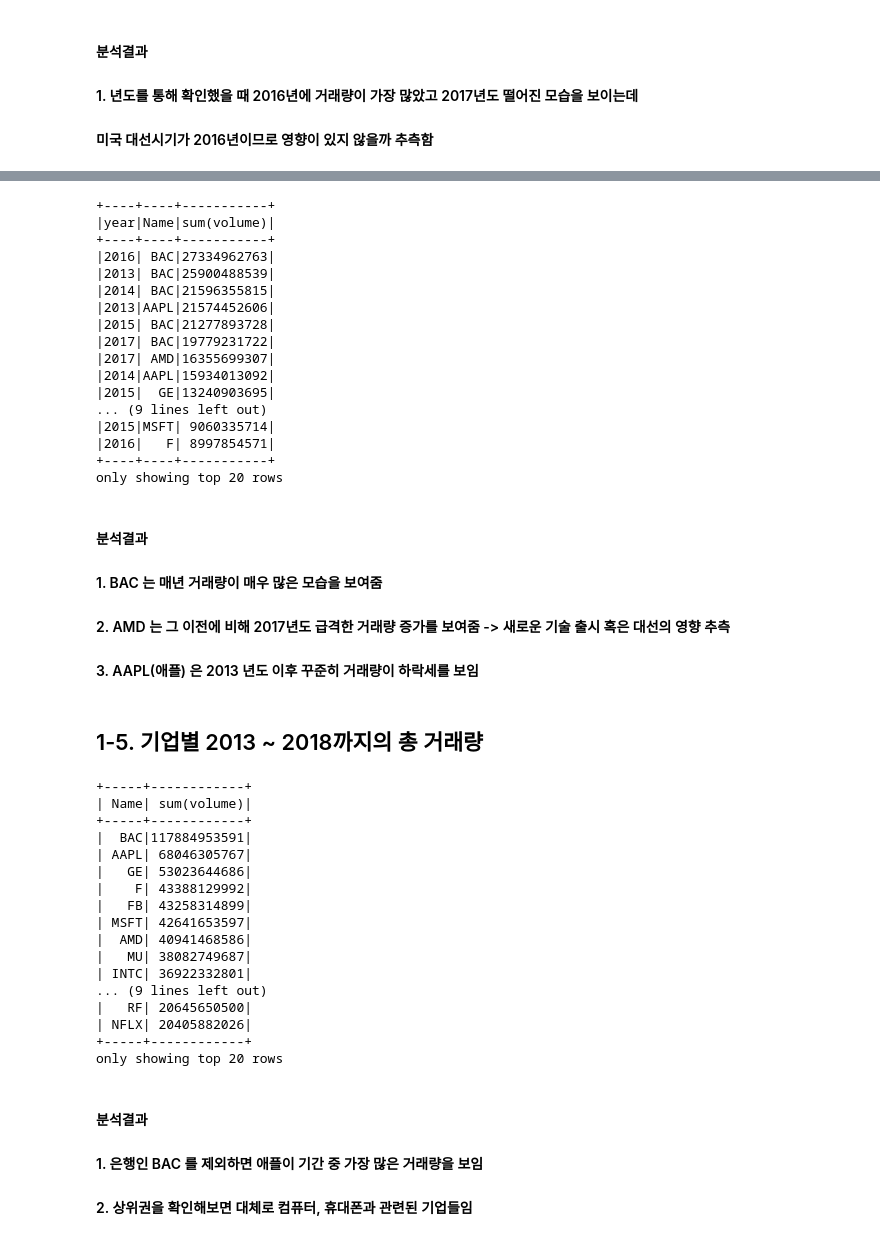
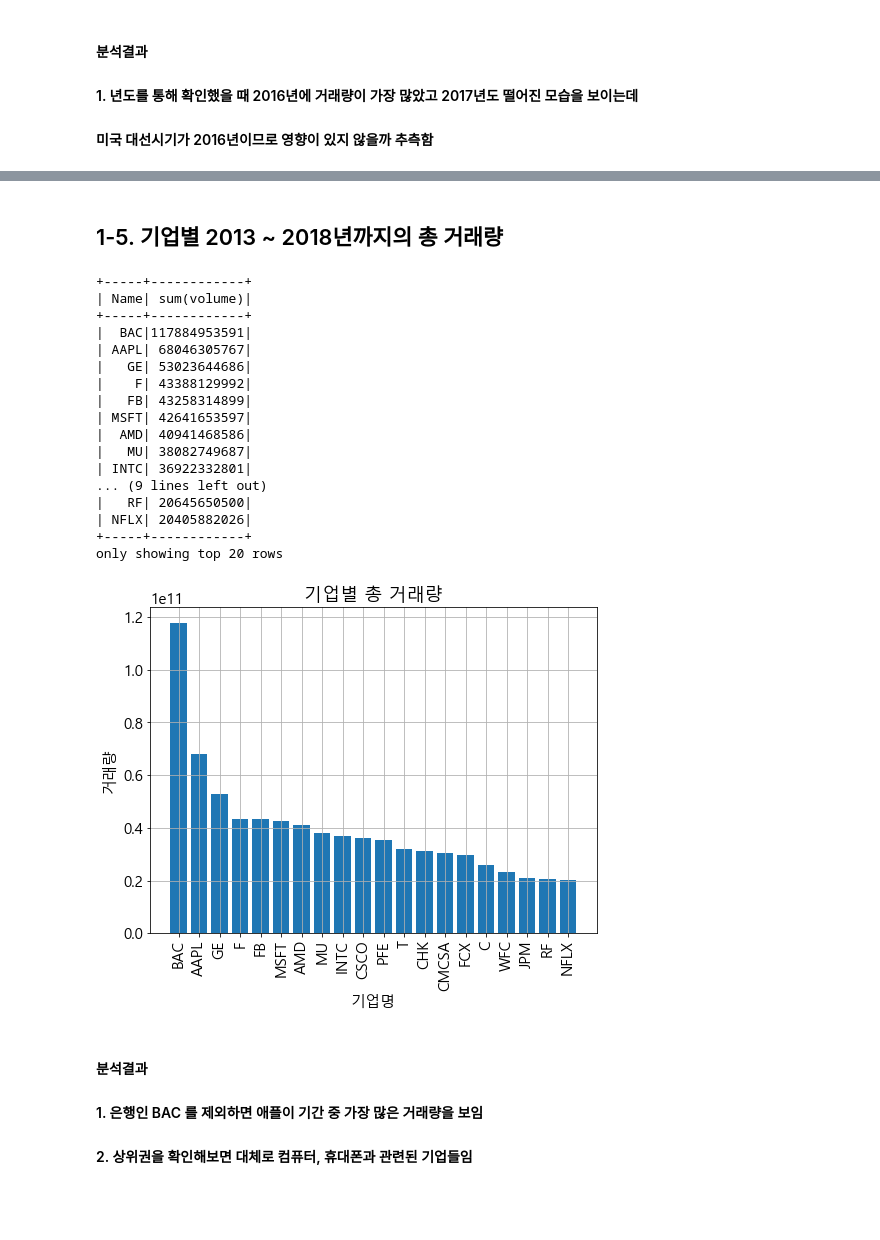
Before and after one commit to pjeongsu/NumpyPandas, a Jupyter notebook: big data/3조 _sp500_분석(김민재_박정수_이창환).ipynb, the cells around one changed output, grey strips where cells are left out. Cells and saved outputs as stored; diff of their text form; code cells hidden in the pictures; blank space fills up the shorter version.

```diff
--- a/big data/3조 _sp500_분석(김민재_박정수_이창환).ipynb
+++ b/big data/3조 _sp500_분석(김민재_박정수_이창환).ipynb
@@ -111,50 +143,42 @@ df.groupBy( F.year('date') .alias('year')).sum('volume').orderBy('sum(volume)',
+# %% [markdown]
+## 1-5. 기업별 2013 ~ 2018년까지의 총 거래량
 # %%
-df.groupBy( F.year('date').alias('year'), 'Name').sum('volume').orderBy('sum(volume)', ascending= False).show()
+df.groupBy('Name').sum('volume').orderBy('sum(volume)', ascending=False).show()
 # %% [output]
-+----+----+-----------+
-|year|Name|sum(volume)|
-+----+----+-----------+
-|2016| BAC|27334962763|
-|2013| BAC|25900488539|
-|2014| BAC|21596355815|
-|2013|AAPL|21574452606|
-|2015| BAC|21277893728|
-|2017| BAC|19779231722|
-|2017| AMD|16355699307|
-|2014|AAPL|15934013092|
-|2015|  GE|13240903695|
++-----+------------+
+| Name| sum(volume)|
++-----+------------+
+|  BAC|117884953591|
+| AAPL| 68046305767|
+|   GE| 53023644686|
+|    F| 43388129992|
+|   FB| 43258314899|
+| MSFT| 42641653597|
+|  AMD| 40941468586|
+|   MU| 38082749687|
+| INTC| 36922332801|
 ... (9 lines left out)
-|2015|MSFT| 9060335714|
-|2016|   F| 8997854571|
-+----+----+-----------+
+|   RF| 20645650500|
+| NFLX| 20405882026|
++-----+------------+
 only showing top 20 rows
-# %% [markdown]
-#### 분석결과
-#### 1. BAC 는 매년 거래량이 매우 많은 모습을 보여줌
-#### 2. AMD 는 그 이전에 비해 2017년도 급격한 거래량 증가를 보여줌 -> 새로운 기술 출시 혹은 대선의 영향 추측
-#### 3. AAPL(애플) 은 2013 년도 이후 꾸준히 거래량이 하락세를 보임
-# %% [markdown]
-## 1-5. 기업별 2013 ~ 2018까지의 총 거래량
-# %%
-df.groupBy('Name').sum('volume').orderBy('sum(volume)', ascending= False).show()
-# %% [output]
-+-----+------------+
-| Name| sum(volume)|
-+-----+------------+
-|  BAC|117884953591|
-| AAPL| 68046305767|
-|   GE| 53023644686|
-|    F| 43388129992|
-|   FB| 43258314899|
-| MSFT| 42641653597|
-|  AMD| 40941468586|
-|   MU| 38082749687|
-| INTC| 36922332801|
-... (9 lines left out)
-|   RF| 20645650500|
-| NFLX| 20405882026|
-+-----+------------+
-only showing top 20 rows
+# %%
+df_company=df.groupBy('Name').sum('volume').orderBy('sum(volume)', ascending=False)
+df_company=df_company.toPandas()
+
+df_company.set_index('Name', inplace=True)
+
+df_company_head = df_company.head(20)
+
+plt.bar( df_company_head.index, df_company_head['sum(volume)'])
+plt.xlabel('기업명')
+plt.ylabel('거래량')
+plt.title('기업별 총 거래량')
+plt.xticks(rotation=90)
+plt.grid(True)
+plt.show()
+# %% [output]
+[figure, added]
 # %% [markdown]
 #### 분석결과
 #### 1. 은행인 BAC 를 제외하면  애플이 기간 중 가장 많은 거래량을 보임
```
Also changed, not shown: parts of 27 cells of this notebook.
